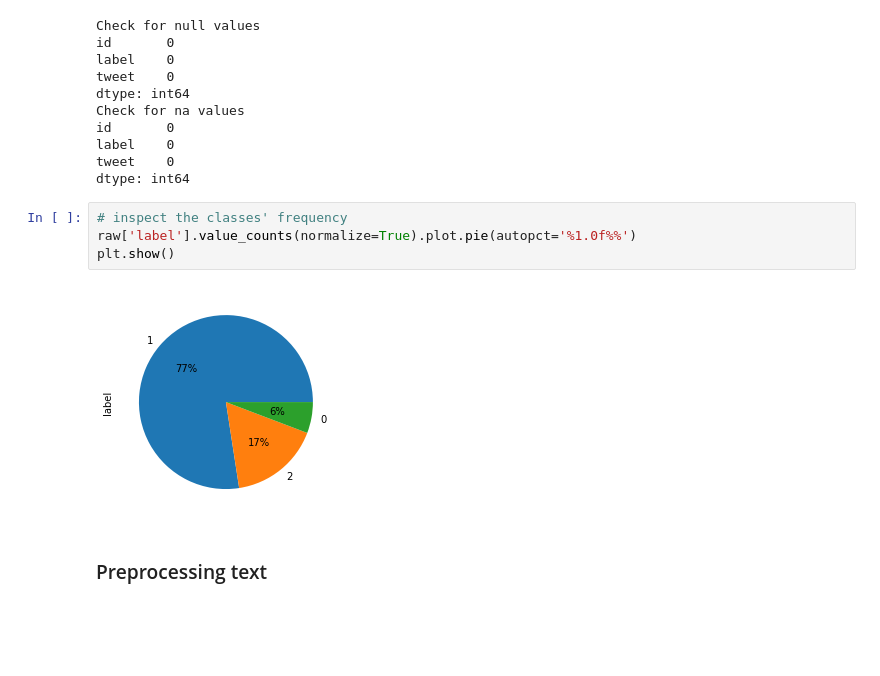
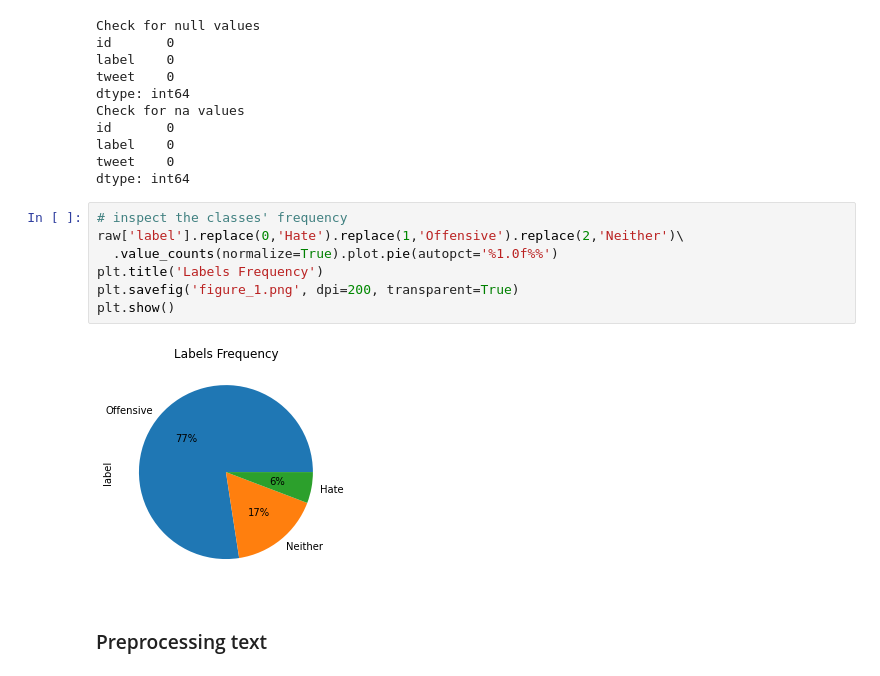
Before and after one commit to gregorio-saporito/hate-speech-detection, a Jupyter notebook: main.ipynb, the cells around one changed output. Drawn from its saved outputs; the diff is of its cells as text; blank space fills up the shorter version.

Commit message:
labels frequency names

```diff
--- a/main.ipynb
+++ b/main.ipynb
@@ -146,10 +146,13 @@ tweet    0
 dtype: int64
 # %%
 # inspect the classes' frequency
-raw['label'].value_counts(normalize=True).plot.pie(autopct='%1.0f%%')
+raw['label'].replace(0,'Hate').replace(1,'Offensive').replace(2,'Neither')\
+  .value_counts(normalize=True).plot.pie(autopct='%1.0f%%')
+plt.title('Labels Frequency')
+plt.savefig('figure_1.png', dpi=200, transparent=True)
 plt.show()
 # %% [output]
-[figure, old version]
+[figure, new version]
 # %% [markdown]
 ### Preprocessing text
 # %%
```
Also changed, not shown: parts of 6 cells of this notebook.
